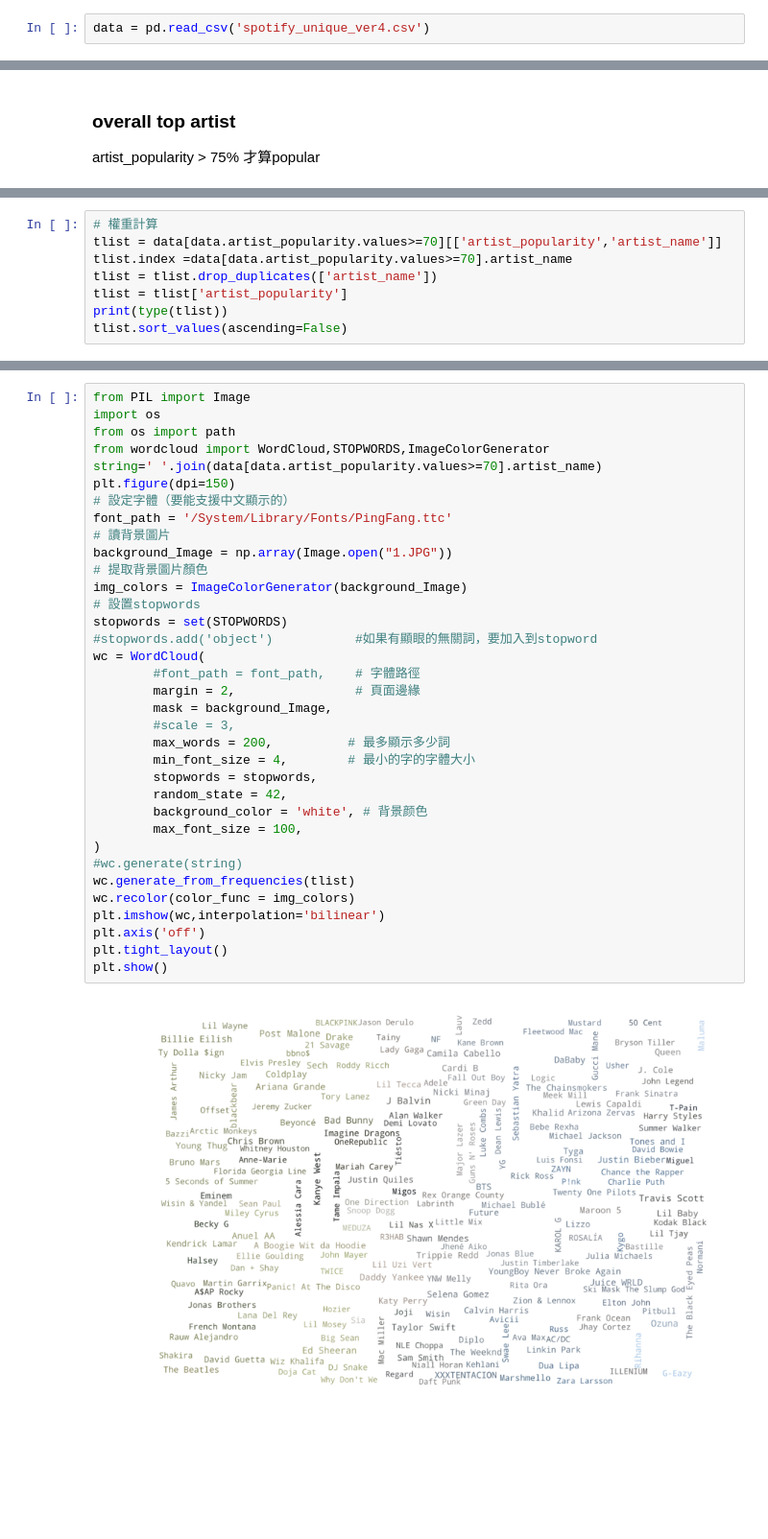
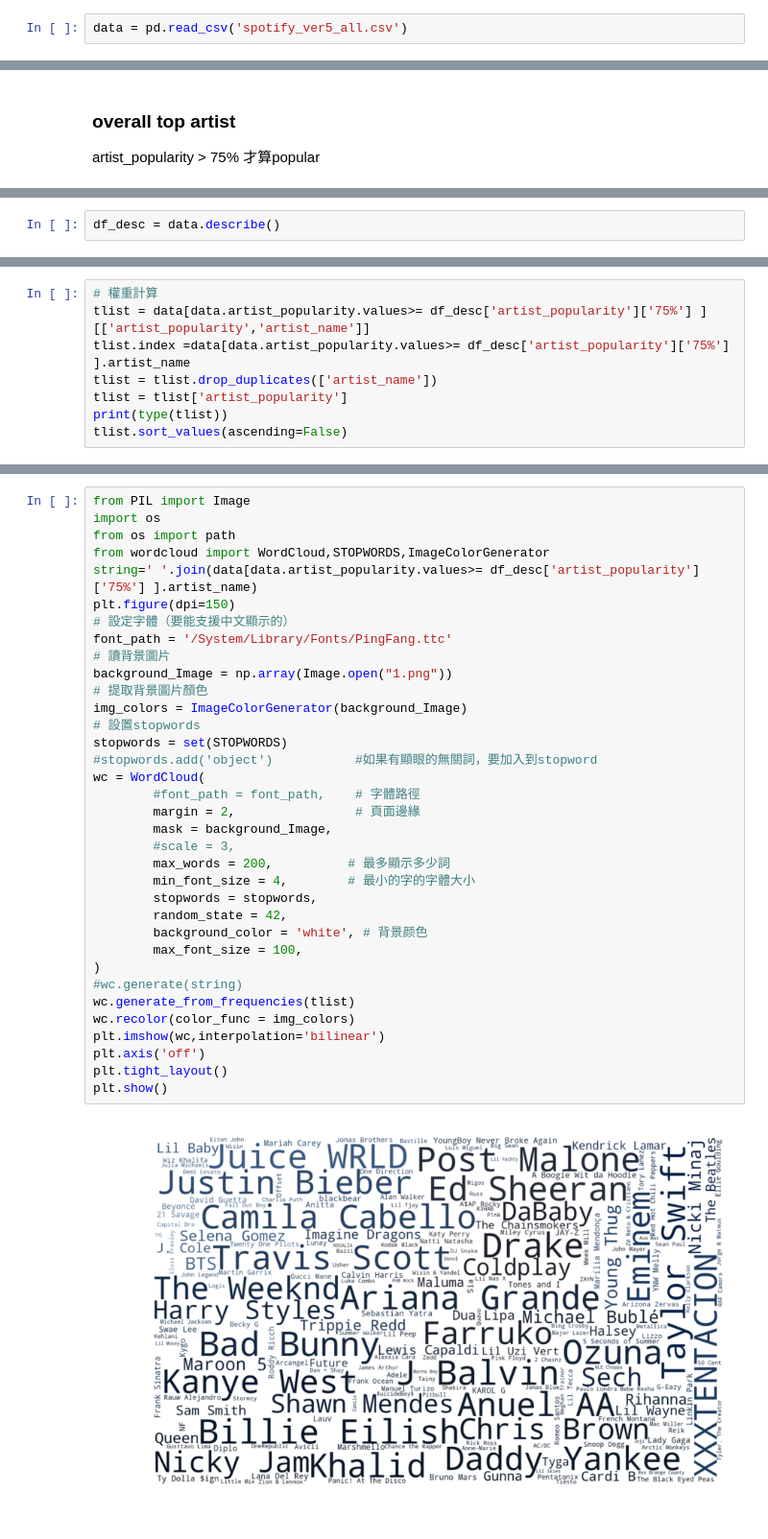
Before and after one commit to hsyho11/DataScience_NTU, a Jupyter notebook: wordcloud.ipynb, the cells around one changed output, grey strips where cells are left out. Shown at 96% size. Saved outputs shown, nothing was run; the diff lists cells and outputs as text; blank space fills up the shorter version.

```diff
--- a/wordcloud.ipynb
+++ b/wordcloud.ipynb
@@ -7,7 +7,7 @@ import os
 from os import path
 from wordcloud import WordCloud,STOPWORDS,ImageColorGenerator
 # %%
-data = pd.read_csv('spotify_unique_ver4.csv')
+data = pd.read_csv('spotify_ver5_all.csv')
 # %% [markdown]
 ### release_date 以年表示
 # %%
@@ -44,0 +34,2 @@ data.describe()
+# %%
+df_desc = data.describe()
@@ -45,7 +48,7 @@ data.describe()
 # %%
 # 權重計算
-tlist = data[data.artist_popularity.values>=70][['artist_popularity','artist_name']]
-tlist.index =data[data.artist_popularity.values>=70].artist_name
+tlist = data[data.artist_popularity.values>= df_desc['artist_popularity']['75%'] ][['artist_popularity','artist_name']]
+tlist.index =data[data.artist_popularity.values>= df_desc['artist_popularity']['75%'] ].artist_name
 tlist = tlist.drop_duplicates(['artist_name'])
 tlist = tlist['artist_popularity']
 print(type(tlist))
@@ -74,37 +77,37 @@ from PIL import Image
 import os
 from os import path
 from wordcloud import WordCloud,STOPWORDS,ImageColorGenerator
-string=' '.join(data[data.artist_popularity.values>=70].artist_name)
+string=' '.join(data[data.artist_popularity.values>= df_desc['artist_popularity']['75%'] ].artist_name)
 plt.figure(dpi=150)
 # 設定字體（要能支援中文顯示的）
 font_path = '/System/Library/Fonts/PingFang.ttc'
 # 讀背景圖片
-background_Image = np.array(Image.open("1.JPG"))
+background_Image = np.array(Image.open("1.png"))
 # 提取背景圖片顏色
 img_colors = ImageColorGenerator(background_Image)
 # 設置stopwords
 stopwords = set(STOPWORDS)
 #stopwords.add('object')           #如果有顯眼的無關詞，要加入到stopword
 wc = WordCloud(
         #font_path = font_path,    # 字體路徑
         margin = 2,                # 頁面邊緣
         mask = background_Image,
         #scale = 3,
         max_words = 200,          # 最多顯示多少詞
         min_font_size = 4,        # 最小的字的字體大小
         stopwords = stopwords,
         random_state = 42,
         background_color = 'white', # 背景颜色
         max_font_size = 100,
 )
 #wc.generate(string)
 wc.generate_from_frequencies(tlist)
 wc.recolor(color_func = img_colors)
 plt.imshow(wc,interpolation='bilinear')
 plt.axis('off')
 plt.tight_layout()
 plt.show()
 # %% [output]
-[figure, old version]
+[figure, new version]
 # %%
 # 權重計算
```
Also changed, not shown: parts of 6 cells of this notebook.
